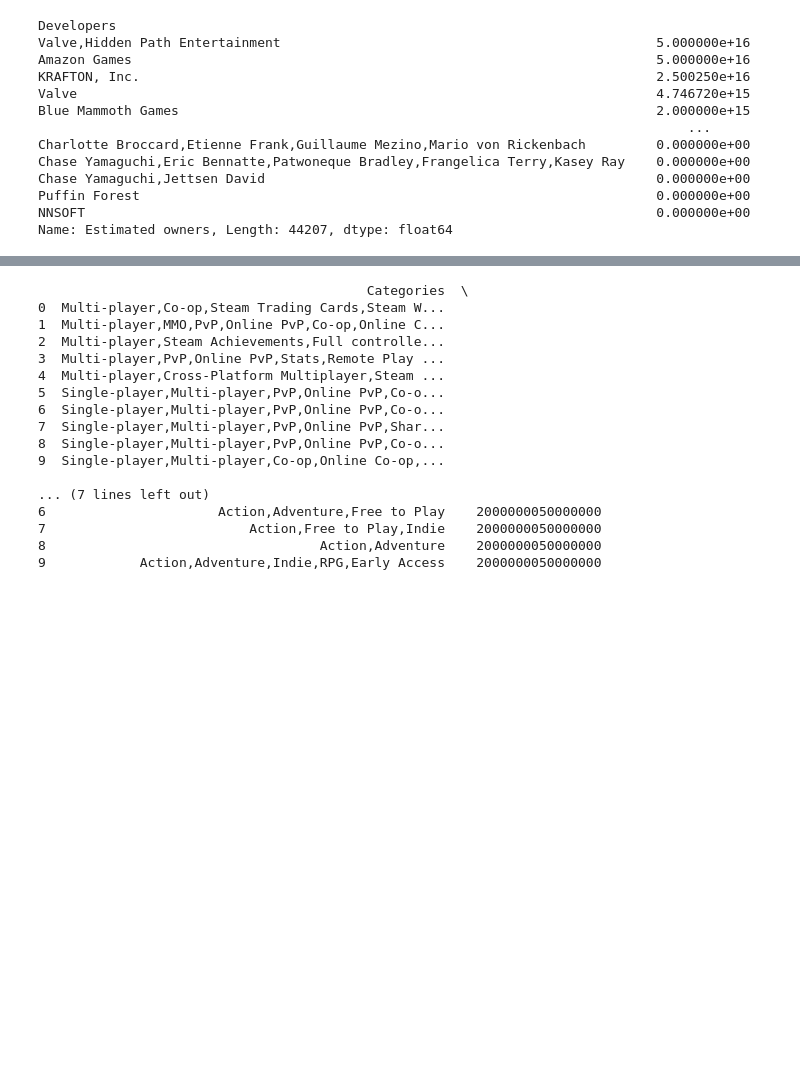
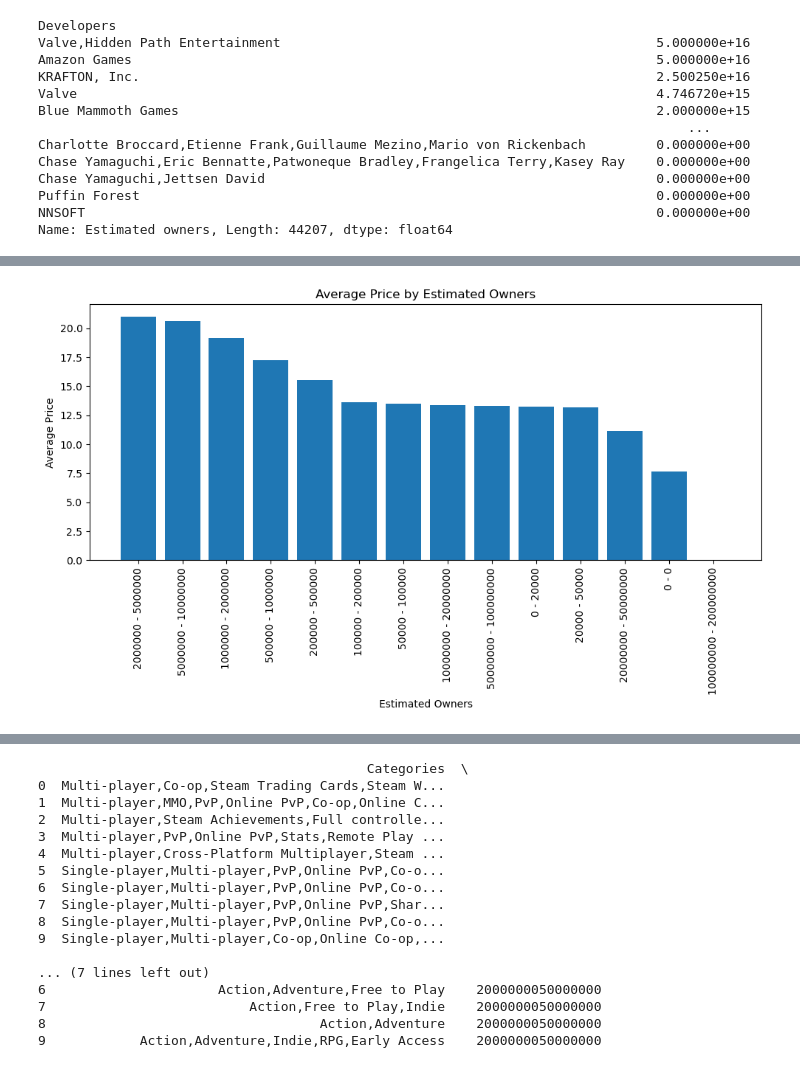
Before and after one commit to samhnelsen/Group-6, a Jupyter notebook: Edmon(estimated owners).ipynb, the cells around one changed output, grey strips where cells are left out. Cells and saved outputs as stored; diff of their text form; code cells hidden in the pictures; blank space fills up the shorter version.

```diff
--- a/Edmon(estimated owners).ipynb
+++ b/Edmon(estimated owners).ipynb
@@ -161,0 +139,17 @@ KeyError: 'Metacritic score'
+# %%
+# Calculate the average price by "Estimated owners" and sort the DataFrame in descending order
+owner_prices_df = top_scores_df.groupby(["Estimated owners"])["Price"].mean().sort_values(ascending=False)
+
+# Create a bar chart
+plt.figure(figsize=(10, 6))
+plt.bar(owner_prices_df.index, owner_prices_df.values)
+plt.xlabel("Estimated Owners")
+plt.ylabel("Average Price")
+plt.title("Average Price by Estimated Owners")
+plt.xticks(rotation=90)
+
+# Show the plot
+plt.tight_layout()
+plt.show()
+# %% [output]
+[figure, added]
```
Also changed, not shown: parts of 11 cells of this notebook.
